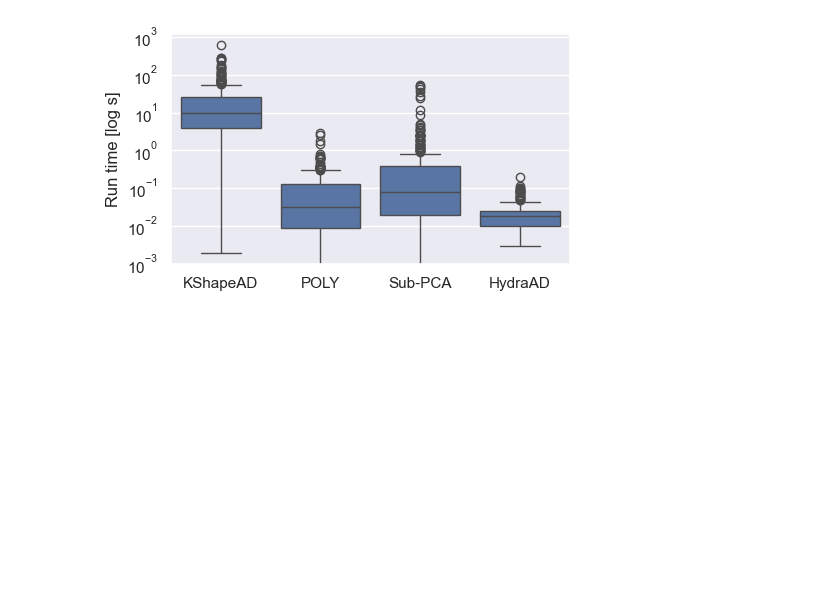
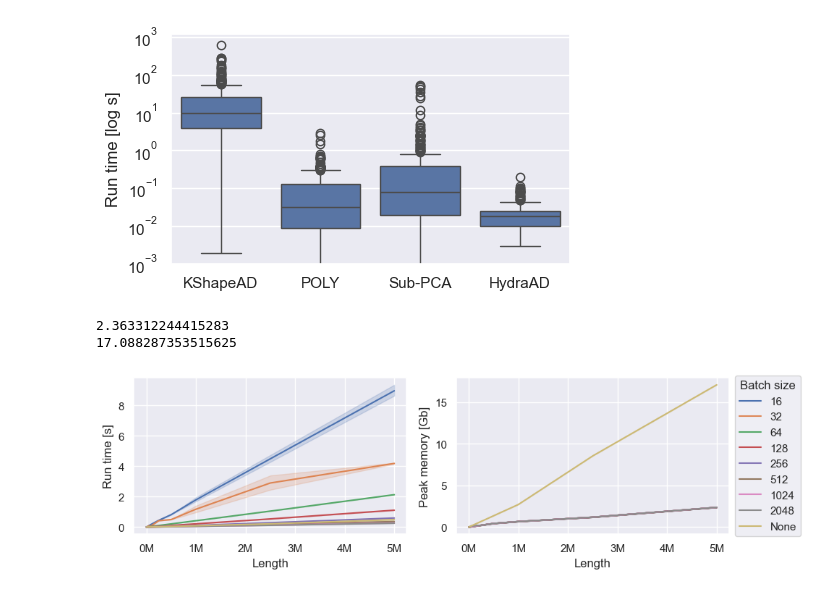
Before and after one commit to ML-KULeuven/HydraAD, a Jupyter notebook: notebooks/5-3-scalability.ipynb, the cells around one changed output. Saved outputs shown, nothing was run; the diff lists cells and outputs as text; code cells hidden in the pictures; blank space fills up the shorter version.

Commit message:
Added batching to HydraAD

```diff
--- a/notebooks/5-3-scalability.ipynb
+++ b/notebooks/5-3-scalability.ipynb
@@ -287,3 +287,54 @@ fig.tight_layout()
 fig.savefig("figures/fig-scalability-tsb-ad-u-boxplot.png", bbox_inches="tight")
 # %% [output]
 [figure]
+# %%
+fig, (ax1, ax2) = plt.subplots(1, 2, figsize=(10, 3))
+
+df = pd.read_csv("../results/scalability/batch_size.csv")
+df["batch_size"] = df["batch_size"].astype(int).astype(str)
+
+df_ = pd.read_csv("../results/scalability/length-time.csv")
+df_["batch_size"] = "None"
+df = pd.concat([df, df_[df_["Device"] == "GPU"]], ignore_index=True)
+df["Run time [s]"] = df["Run time [ms]"] / 1000
+sns.lineplot(
+    data=df[df["Dimension"] == 1],
+    x="Length",
+    hue="batch_size",
+    y="Run time [s]",
+    ax=ax1,
+)
+
+df = pd.read_csv("../results/scalability/batch_size.csv")
+df["batch_size"] = df["batch_size"].astype(int).astype(str)
+
+df_ = pd.read_csv("../results/scalability/length-memory.csv")
+df_["batch_size"] = "None"
+df = pd.concat([df, df_], ignore_index=True)
+df["Peak memory [Gb]"] = df["Peak memory [Mb]"] / 1024
+sns.lineplot(
+    data=df[df["Dimension"] == 1],
+    x="Length",
+    hue="batch_size",
+    y="Peak memory [Gb]",
+    ax=ax2,
+)
+
+mask = (df["Length"] == 5000000) & (df["Dimension"] == 1)
+print(df[mask & (df['batch_size'] == "256")]['Peak memory [Gb]'].max())
+print(df[mask & (df['batch_size'] == "None")]['Peak memory [Gb]'].max())
+
+for ax in [ax1, ax2]:
+    ax.xaxis.set_major_formatter(
+        ticker.FuncFormatter(lambda x, pos: f"{x / 1_000_000:.0f}M")
+    )
+
+ax2.legend(title="Batch size", loc="center left", bbox_to_anchor=(1, 0.5))
+ax1.get_legend().remove()
+
+fig.tight_layout()
+fig.savefig("figures/fig-scalability-batch-size.png", bbox_inches="tight")
+# %% [output]
+2.363312244415283
+17.088287353515625
+[figure, added]
```
Also changed, not shown: 3 other files.
